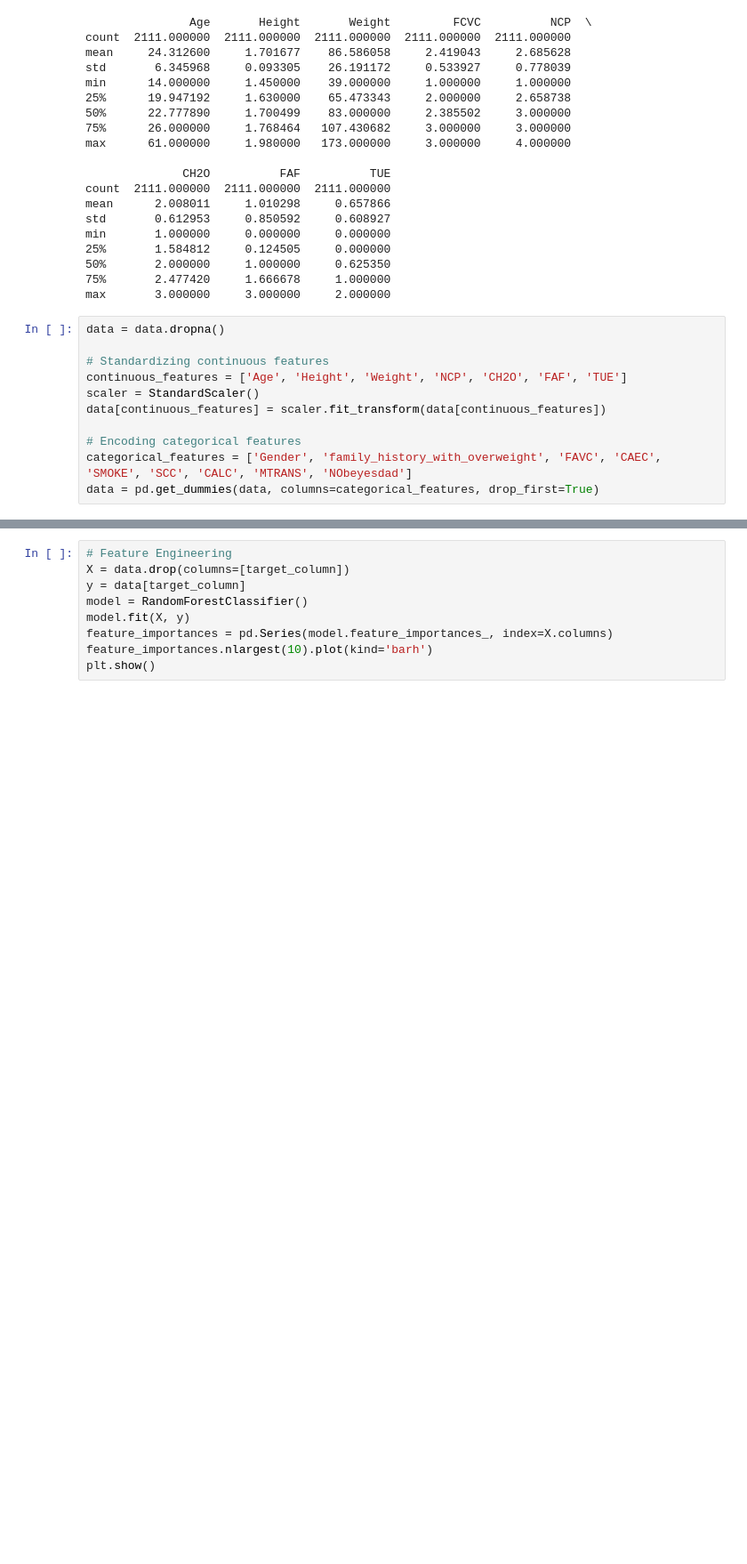
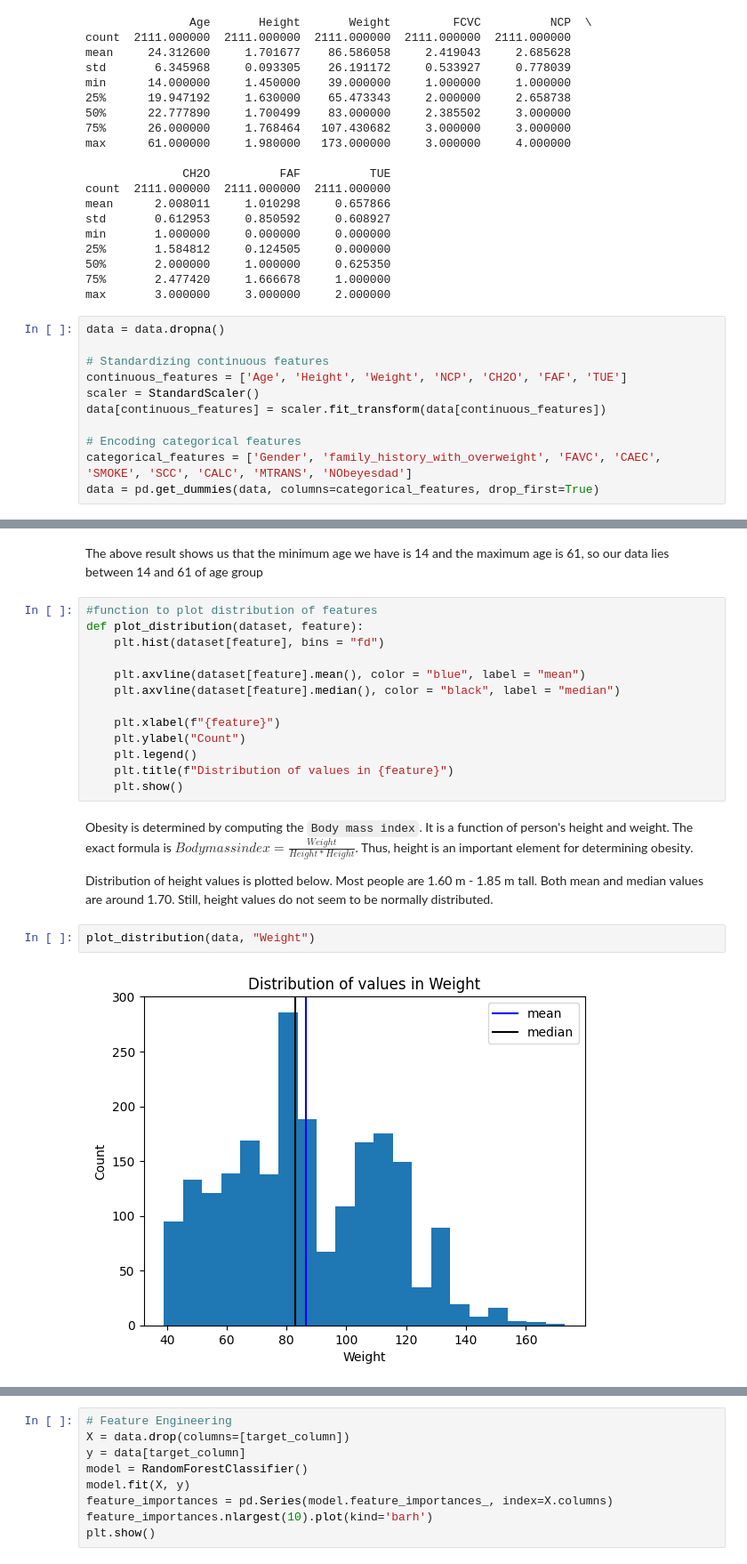
Before and after one commit to AbdullahAssi/ML, a Jupyter notebook: Practice/python_prac/Obesity Model/test.ipynb, the cells around one changed output, grey strips where cells are left out. Shown at 89% size. Saved outputs shown, nothing was run; the diff lists cells and outputs as text; blank space fills up the shorter version.

```diff
--- a/Practice/python_prac/Obesity Model/test.ipynb
+++ b/Practice/python_prac/Obesity Model/test.ipynb
@@ -121,0 +140,23 @@ data = pd.get_dummies(data, columns=categorical_features, drop_first=True)
+# %% [markdown]
+The above result shows us that the minimum age we have is 14 and the maximum age is 61, so our data lies between 14 and 61 of age group
+# %%
+#function to plot distribution of features
+def plot_distribution(dataset, feature):
+    plt.hist(dataset[feature], bins = "fd")
+
+    plt.axvline(dataset[feature].mean(), color = "blue", label = "mean")
+    plt.axvline(dataset[feature].median(), color = "black", label = "median")
+
+    plt.xlabel(f"{feature}")
+    plt.ylabel("Count")
+    plt.legend()
+    plt.title(f"Distribution of values in {feature}")
+    plt.show()
+# %% [markdown]
+Obesity is determined by computing the `Body mass index`. It is a function of person's height and weight. The exact formula is $Body mass index = \frac{Weight}{Height * Height}$. Thus, height is an important element for determining obesity.
+
+Distribution of height values is plotted below. Most people are 1.60 m - 1.85 m tall. Both mean and median values are around 1.70. Still, height values do not seem to be normally distributed.
+# %%
+plot_distribution(data, "Weight")
+# %% [output]
+[figure, added]
```
Also changed, not shown: parts of 15 cells of this notebook.
